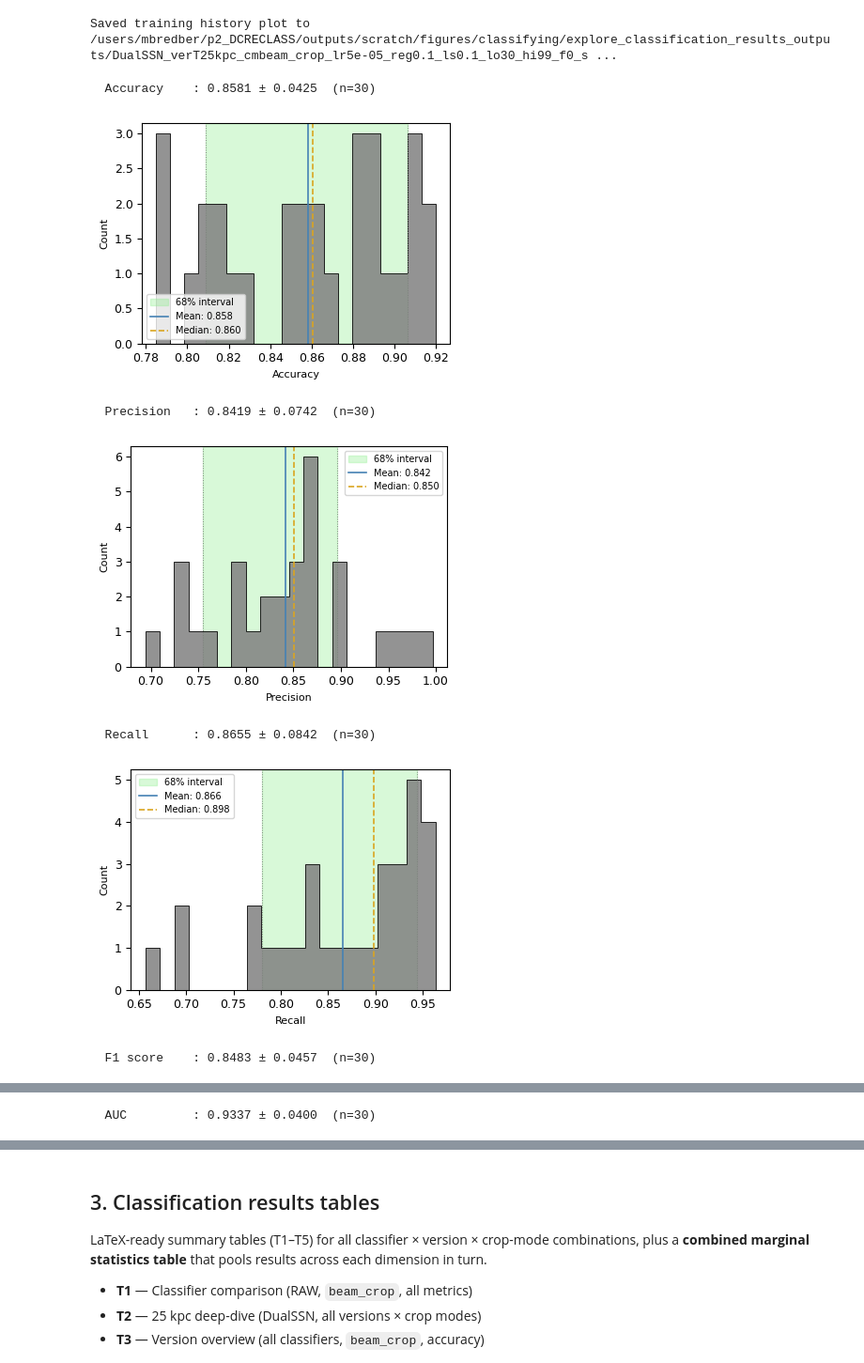
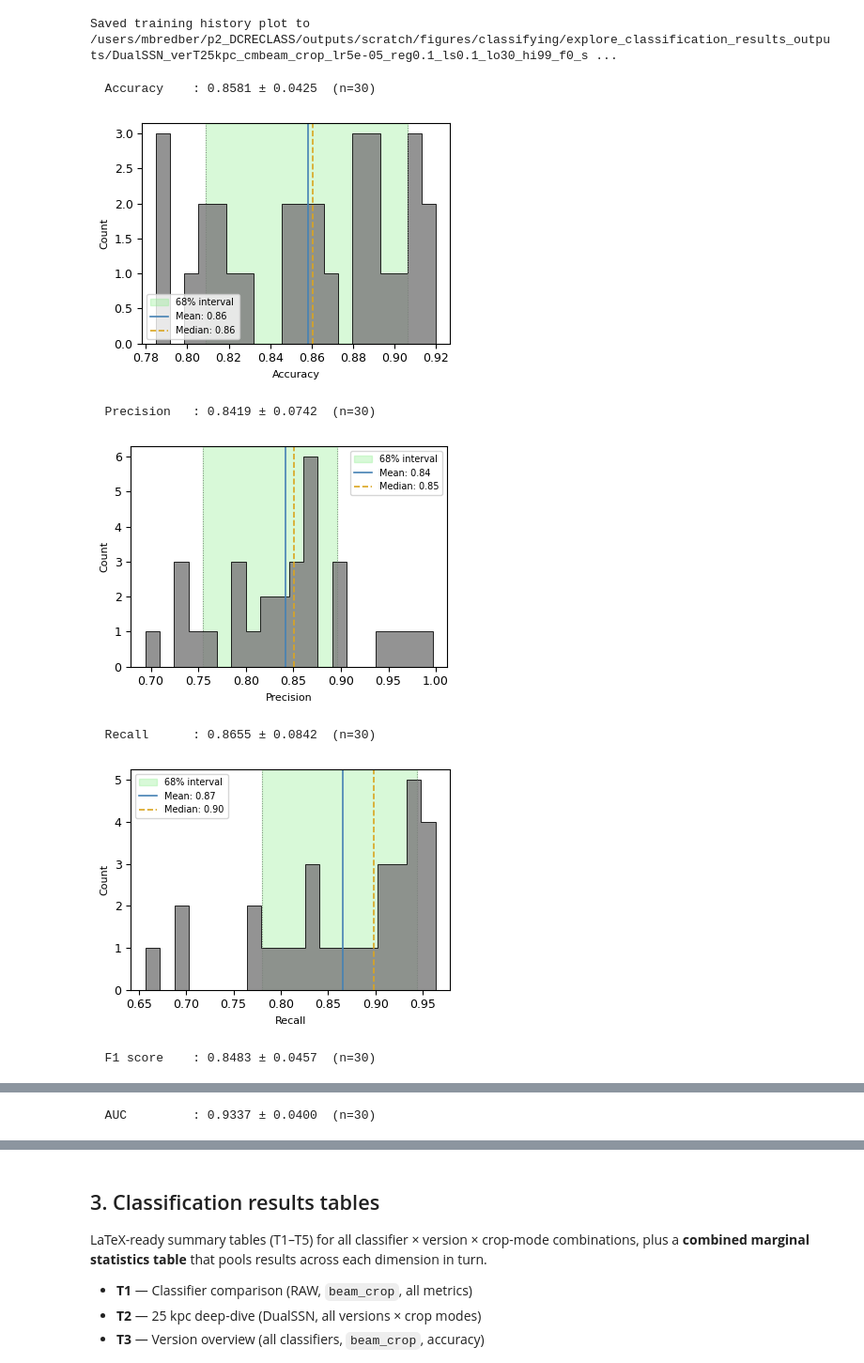
Before and after one commit to MarkusBredberg/dcreclass, a Jupyter notebook: notebooks/explore_classification_results.ipynb, the cells around one changed output, grey strips where cells are left out. Shown at 94% size. Drawn from its saved outputs; the diff is of its cells as text; code cells hidden in the pictures.

```diff
--- a/notebooks/explore_classification_results.ipynb
+++ b/notebooks/explore_classification_results.ipynb
@@ -625,38 +629,38 @@ for _met, _label in _METRIC_LABELS.items():
         if _vmin == _vmax:
             _eps = max(1e-6, abs(_vmin) * 1e-3)
             _vmin, _vmax = _vmin - _eps, _vmax + _eps
         _edges = np.linspace(_vmin, _vmax, 21)
 
         ax.hist(_vals, bins=_edges, histtype='stepfilled',
                 color='gray', edgecolor='black', linewidth=0.7, alpha=0.85)
         ax.axvspan(_p16, _p84, color='lightgreen', alpha=0.35, zorder=0, label='68% interval')
-        ax.axvline(_mean, color='steelblue', linewidth=1.2, label=f'Mean: {_mean:.3f}')
-        ax.axvline(_p50, color='goldenrod', linewidth=1.2, linestyle='--', label=f'Median: {_p50:.3f}')
+        ax.axvline(_mean, color='steelblue', linewidth=1.2, label=f'Mean: {_mean:.2f}')
+        ax.axvline(_p50, color='goldenrod', linewidth=1.2, linestyle='--', label=f'Median: {_p50:.2f}')
         ax.axvline(_p16, color='grey', linewidth=0.7, linestyle=':')
         ax.axvline(_p84, color='grey', linewidth=0.7, linestyle=':')
         ax.set_xlabel(_label, fontsize=8)
         ax.set_ylabel('Count', fontsize=8)
         ax.legend(fontsize=7, framealpha=0.8)
         print(f'  {_label:12s}: {_mean:.4f} \u00b1 {_vals.std():.4f}  (n={_vals.size})')
 
     plt.tight_layout()
     _fname = os.path.join(
         OUTPUT_DIR,
         f'metric_dist_{_met}_{cfg.classifier}_{cfg.version}_{cfg.crop_mode}.pdf',
     )
     plt.savefig(_fname, bbox_inches='tight')
     plt.show()
     plt.close()
     _saved.append(_fname)
 
 print('Saved:')
 for _f in _saved:
     print(' ', _f)
 # %% [output]
   Accuracy    : 0.8581 ± 0.0425  (n=30)
-[figure, old version]
+[figure, new version]
   Precision   : 0.8419 ± 0.0742  (n=30)
-[figure, old version]
+[figure, new version]
   Recall      : 0.8655 ± 0.0842  (n=30)
-[figure, old version]
+[figure, new version]
   F1 score    : 0.8483 ± 0.0457  (n=30)
```
Also changed, not shown: parts of 23 cells of this notebook, 2 other files.
